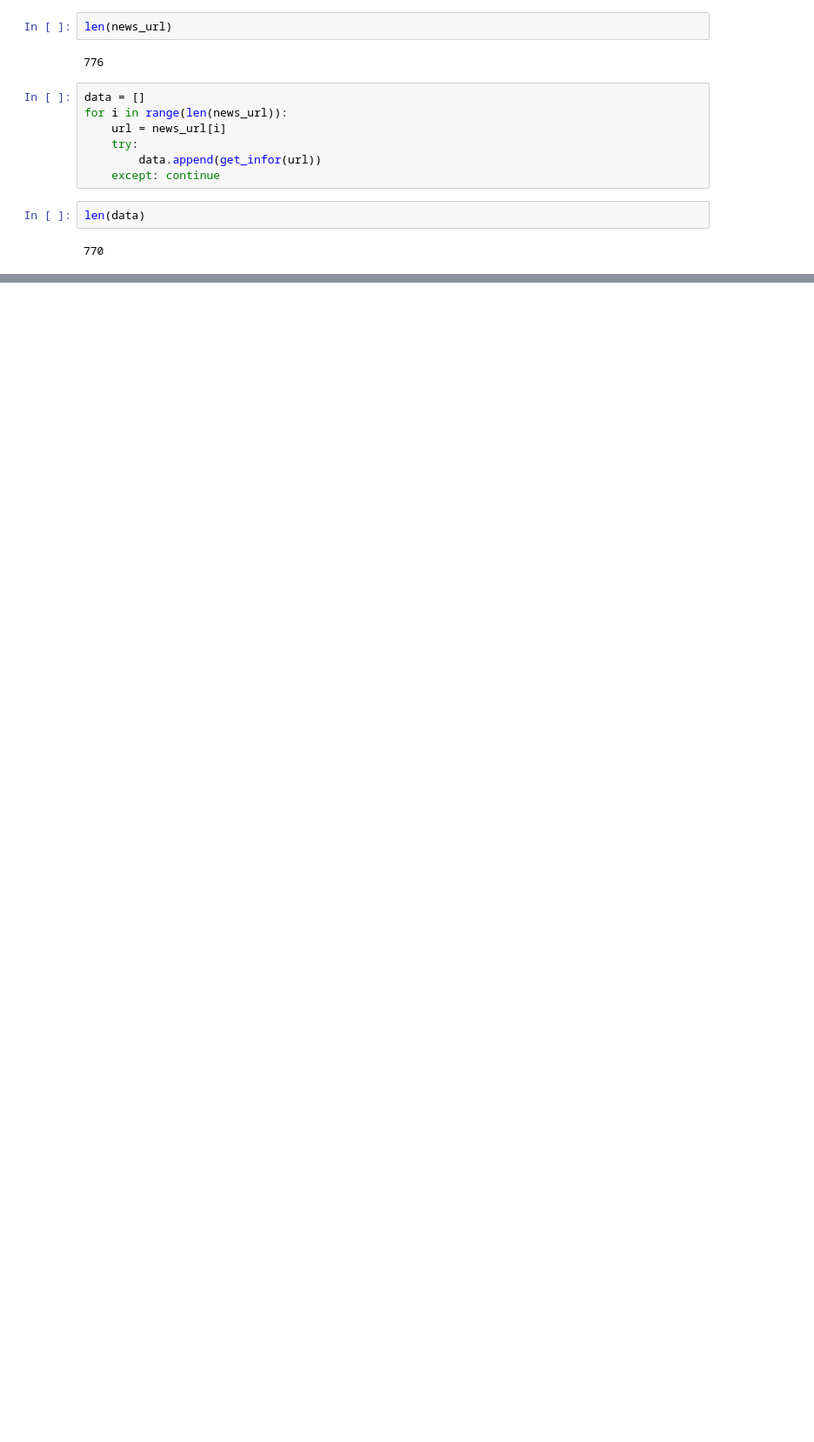
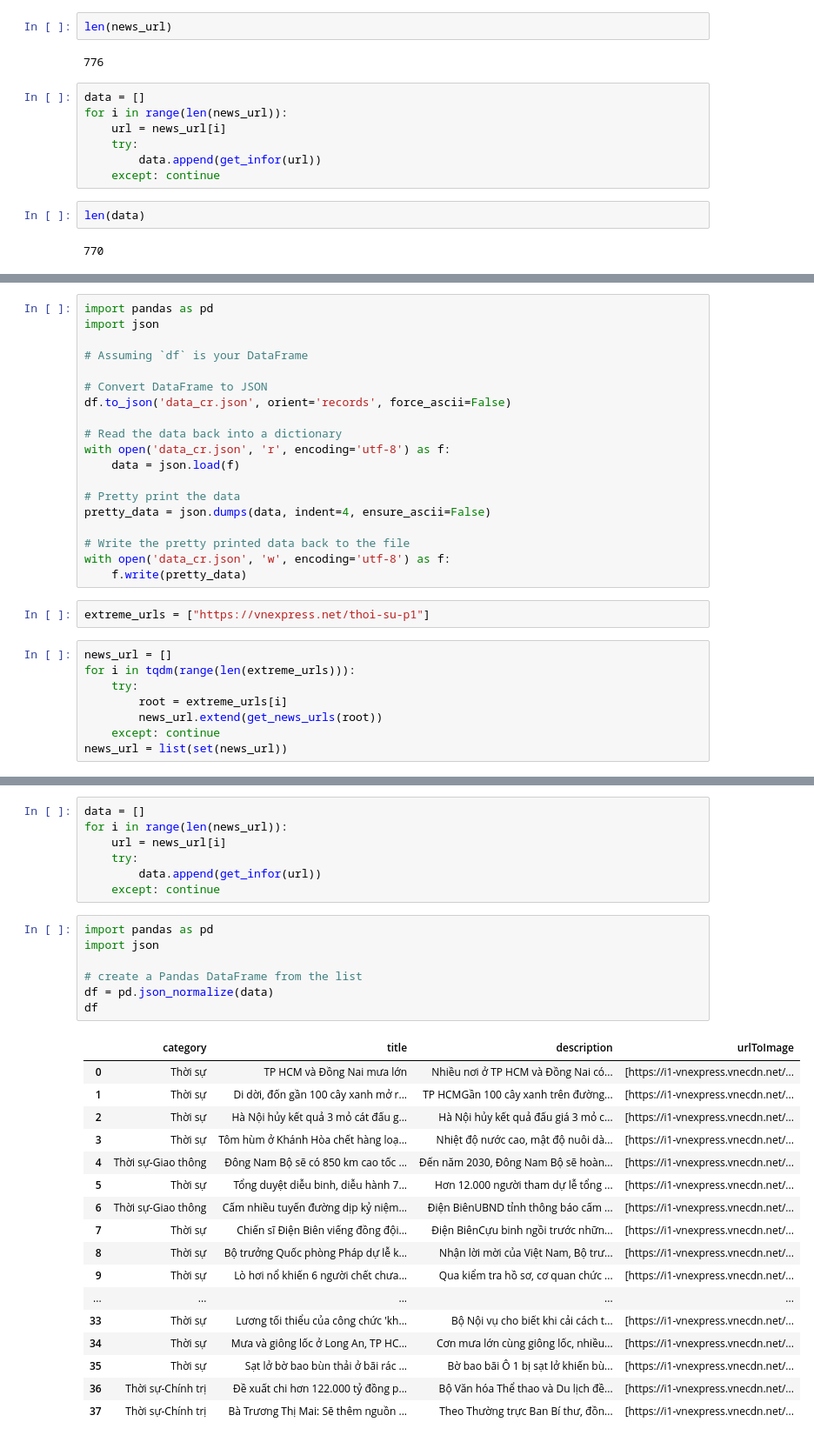
Before and after one commit to phat072/News-Express-VN, a Jupyter notebook: FE/src/data/crawl_data.ipynb, the cells around one changed output, grey strips where cells are left out. Shown: that part at 87% size. Cells and saved outputs as stored; diff of their text form; blank space fills up the shorter version.

Commit message:
fix data

```diff
--- a/FE/src/data/crawl_data.ipynb
+++ b/FE/src/data/crawl_data.ipynb
@@ -290,0 +266,29 @@ df.to_json('data_cr.json', orient='records', force_ascii=False)
+# %%
+import pandas as pd
+import json
+
+# Assuming `df` is your DataFrame
+
+# Convert DataFrame to JSON
+df.to_json('data_cr.json', orient='records', force_ascii=False)
+
+# Read the data back into a dictionary
+with open('data_cr.json', 'r', encoding='utf-8') as f:
+    data = json.load(f)
+
+# Pretty print the data
+pretty_data = json.dumps(data, indent=4, ensure_ascii=False)
+
+# Write the pretty printed data back to the file
+with open('data_cr.json', 'w', encoding='utf-8') as f:
+    f.write(pretty_data)
+# %%
+extreme_urls = ["https://vnexpress.net/thoi-su-p1"]
+# %%
+news_url = []
+for i in tqdm(range(len(extreme_urls))):
+    try:
+        root = extreme_urls[i]
+        news_url.extend(get_news_urls(root))
+    except: continue
+news_url = list(set(news_url))
@@ -290,0 +299,32 @@ df.to_json('data_cr.json', orient='records', force_ascii=False)
+# %%
+data = []
+for i in range(len(news_url)):
+    url = news_url[i]
+    try:
+        data.append(get_infor(url))
+    except: continue
+# %%
+import pandas as pd
+import json
+
+# create a Pandas DataFrame from the list
+df = pd.json_normalize(data)
+df
+# %% [output]
+|  | category | title | description | urlToImage |
+| 0 | Thời sự | TP HCM và Đồng Nai mưa lớn | Nhiều nơi ở TP HCM và Đồng Nai có... | [https://i1-vnexpress.vnecdn.net/... |
+| 1 | Thời sự | Di dời, đốn gần 100 cây xanh mở r... | TP HCMGần 100 cây xanh trên đường... | [https://i1-vnexpress.vnecdn.net/... |
+| 2 | Thời sự | Hà Nội hủy kết quả 3 mỏ cát đấu g... | Hà Nội hủy kết quả đấu giá 3 mỏ c... | [https://i1-vnexpress.vnecdn.net/... |
+| 3 | Thời sự | Tôm hùm ở Khánh Hòa chết hàng loạ... | Nhiệt độ nước cao, mật độ nuôi dà... | [https://i1-vnexpress.vnecdn.net/... |
+| 4 | Thời sự-Giao thông | Đông Nam Bộ sẽ có 850 km cao tốc ... | Đến năm 2030, Đông Nam Bộ sẽ hoàn... | [https://i1-vnexpress.vnecdn.net/... |
+| 5 | Thời sự | Tổng duyệt diễu binh, diễu hành 7... | Hơn 12.000 người tham dự lễ tổng ... | [https://i1-vnexpress.vnecdn.net/... |
+| 6 | Thời sự-Giao thông | Cấm nhiều tuyến đường dịp kỷ niệm... | Điện BiênUBND tỉnh thông báo cấm ... | [https://i1-vnexpress.vnecdn.net/... |
+| 7 | Thời sự | Chiến sĩ Điện Biên viếng đồng đội... | Điện BiênCựu binh ngồi trước nhữn... | [https://i1-vnexpress.vnecdn.net/... |
+| 8 | Thời sự | Bộ trưởng Quốc phòng Pháp dự lễ k... | Nhận lời mời của Việt Nam, Bộ trư... | [https://i1-vnexpress.vnecdn.net/... |
+| 9 | Thời sự | Lò hơi nổ khiến 6 người chết chưa... | Qua kiểm tra hồ sơ, cơ quan chức ... | [https://i1-vnexpress.vnecdn.net/... |
+| ... | ... | ... | ... | ... |
+| 33 | Thời sự | Lương tối thiểu của công chức 'kh... | Bộ Nội vụ cho biết khi cải cách t... | [https://i1-vnexpress.vnecdn.net/... |
+| 34 | Thời sự | Mưa và giông lốc ở Long An, TP HC... | Cơn mưa lớn cùng giông lốc, nhiều... | [https://i1-vnexpress.vnecdn.net/... |
+| 35 | Thời sự | Sạt lở bờ bao bùn thải ở bãi rác ... | Bờ bao bãi Ô 1 bị sạt lở khiến bù... | [https://i1-vnexpress.vnecdn.net/... |
+| 36 | Thời sự-Chính trị | Đề xuất chi hơn 122.000 tỷ đồng p... | Bộ Văn hóa Thể thao và Du lịch đề... | [https://i1-vnexpress.vnecdn.net/... |
+| 37 | Thời sự-Chính trị | Bà Trương Thị Mai: Sẽ thêm nguồn ... | Theo Thường trực Ban Bí thư, đồn... | [https://i1-vnexpress.vnecdn.net/... |
```
Also changed, not shown: parts of 7 cells of this notebook, 3 other files.
